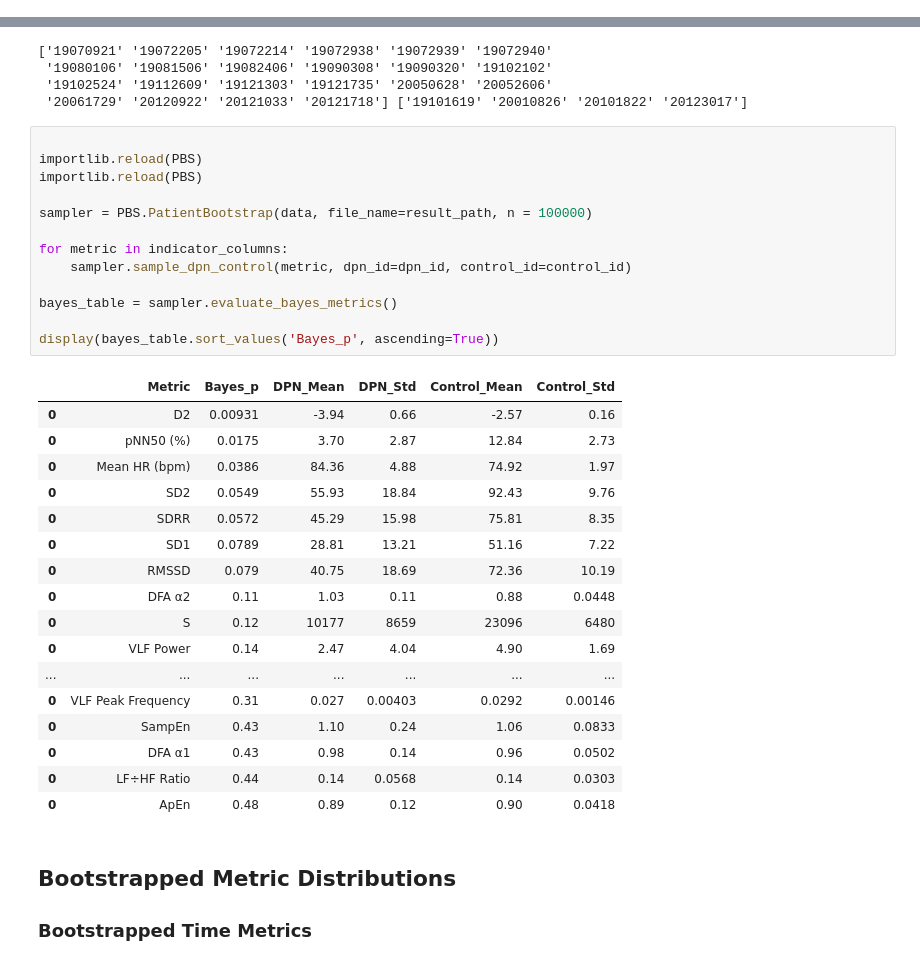
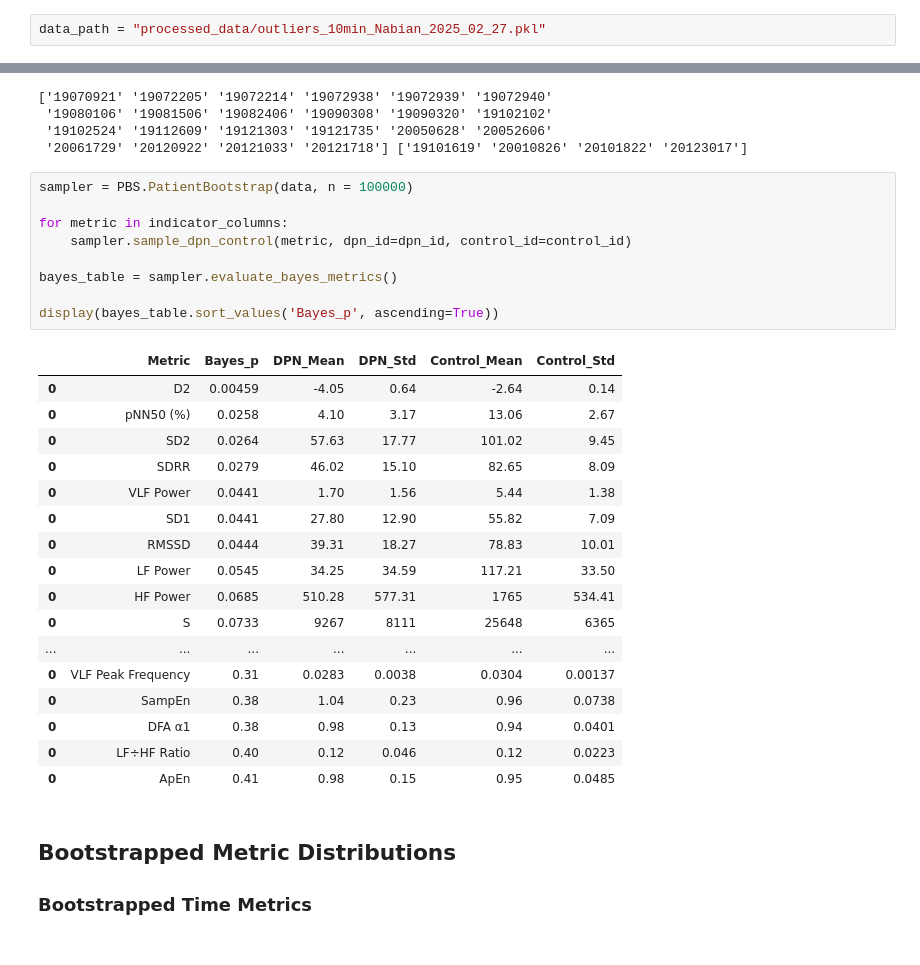
Before and after one commit to ad-aspera/HRV-EDA, a Jupyter notebook: Bayesian_approach.ipynb, the cells around one changed output, grey strips where cells are left out. Cells and saved outputs as stored; diff of their text form.

```diff
--- a/Bayesian_approach.ipynb
+++ b/Bayesian_approach.ipynb
@@ -13 +15,3 @@ import os
+# %%
+data_path = "processed_data/outliers_10min_Nabian_2025_02_27.pkl"
 # %%
@@ -51,36 +54,32 @@ print(control_id, dpn_id)
  '19102524' '19112609' '19121303' '19121735' '20050628' '20052606'
  '20061729' '20120922' '20121033' '20121718'] ['19101619' '20010826' '20101822' '20123017']
 # %%
-
-importlib.reload(PBS)
-importlib.reload(PBS)
-
-sampler = PBS.PatientBootstrap(data, file_name=result_path, n = 100000)
+sampler = PBS.PatientBootstrap(data, n = 100000)
 
 for metric in indicator_columns:
     sampler.sample_dpn_control(metric, dpn_id=dpn_id, control_id=control_id)
 
 bayes_table = sampler.evaluate_bayes_metrics()
 
 display(bayes_table.sort_values('Bayes_p', ascending=True))
 # %% [output]
 |  | Metric | Bayes_p | DPN_Mean | DPN_Std | Control_Mean | Control_Std |
-| 0 | D2 | 0.00931 | -3.94 | 0.66 | -2.57 | 0.16 |
-| 0 | pNN50 (%) | 0.0175 | 3.70 | 2.87 | 12.84 | 2.73 |
-| 0 | Mean HR (bpm) | 0.0386 | 84.36 | 4.88 | 74.92 | 1.97 |
-| 0 | SD2 | 0.0549 | 55.93 | 18.84 | 92.43 | 9.76 |
-| 0 | SDRR | 0.0572 | 45.29 | 15.98 | 75.81 | 8.35 |
-| 0 | SD1 | 0.0789 | 28.81 | 13.21 | 51.16 | 7.22 |
-| 0 | RMSSD | 0.079 | 40.75 | 18.69 | 72.36 | 10.19 |
-| 0 | DFA α2 | 0.11 | 1.03 | 0.11 | 0.88 | 0.0448 |
-| 0 | S | 0.12 | 10177 | 8659 | 23096 | 6480 |
-| 0 | VLF Power | 0.14 | 2.47 | 4.04 | 4.90 | 1.69 |
+| 0 | D2 | 0.00459 | -4.05 | 0.64 | -2.64 | 0.14 |
+| 0 | pNN50 (%) | 0.0258 | 4.10 | 3.17 | 13.06 | 2.67 |
+| 0 | SD2 | 0.0264 | 57.63 | 17.77 | 101.02 | 9.45 |
+| 0 | SDRR | 0.0279 | 46.02 | 15.10 | 82.65 | 8.09 |
+| 0 | VLF Power | 0.0441 | 1.70 | 1.56 | 5.44 | 1.38 |
+| 0 | SD1 | 0.0441 | 27.80 | 12.90 | 55.82 | 7.09 |
+| 0 | RMSSD | 0.0444 | 39.31 | 18.27 | 78.83 | 10.01 |
+| 0 | LF Power | 0.0545 | 34.25 | 34.59 | 117.21 | 33.50 |
+| 0 | HF Power | 0.0685 | 510.28 | 577.31 | 1765 | 534.41 |
+| 0 | S | 0.0733 | 9267 | 8111 | 25648 | 6365 |
 | ... | ... | ... | ... | ... | ... | ... |
-| 0 | VLF Peak Frequency | 0.31 | 0.027 | 0.00403 | 0.0292 | 0.00146 |
-| 0 | SampEn | 0.43 | 1.10 | 0.24 | 1.06 | 0.0833 |
-| 0 | DFA α1 | 0.43 | 0.98 | 0.14 | 0.96 | 0.0502 |
-| 0 | LF÷HF Ratio | 0.44 | 0.14 | 0.0568 | 0.14 | 0.0303 |
-| 0 | ApEn | 0.48 | 0.89 | 0.12 | 0.90 | 0.0418 |
+| 0 | VLF Peak Frequency | 0.31 | 0.0283 | 0.0038 | 0.0304 | 0.00137 |
+| 0 | SampEn | 0.38 | 1.04 | 0.23 | 0.96 | 0.0738 |
+| 0 | DFA α1 | 0.38 | 0.98 | 0.13 | 0.94 | 0.0401 |
+| 0 | LF÷HF Ratio | 0.40 | 0.12 | 0.046 | 0.12 | 0.0223 |
+| 0 | ApEn | 0.41 | 0.98 | 0.15 | 0.95 | 0.0485 |
 # %% [markdown]
 ## Bootstrapped Metric Distributions
 ### Bootstrapped Time Metrics
```
Also changed, not shown: parts of 11 cells of this notebook, 17 other files.
